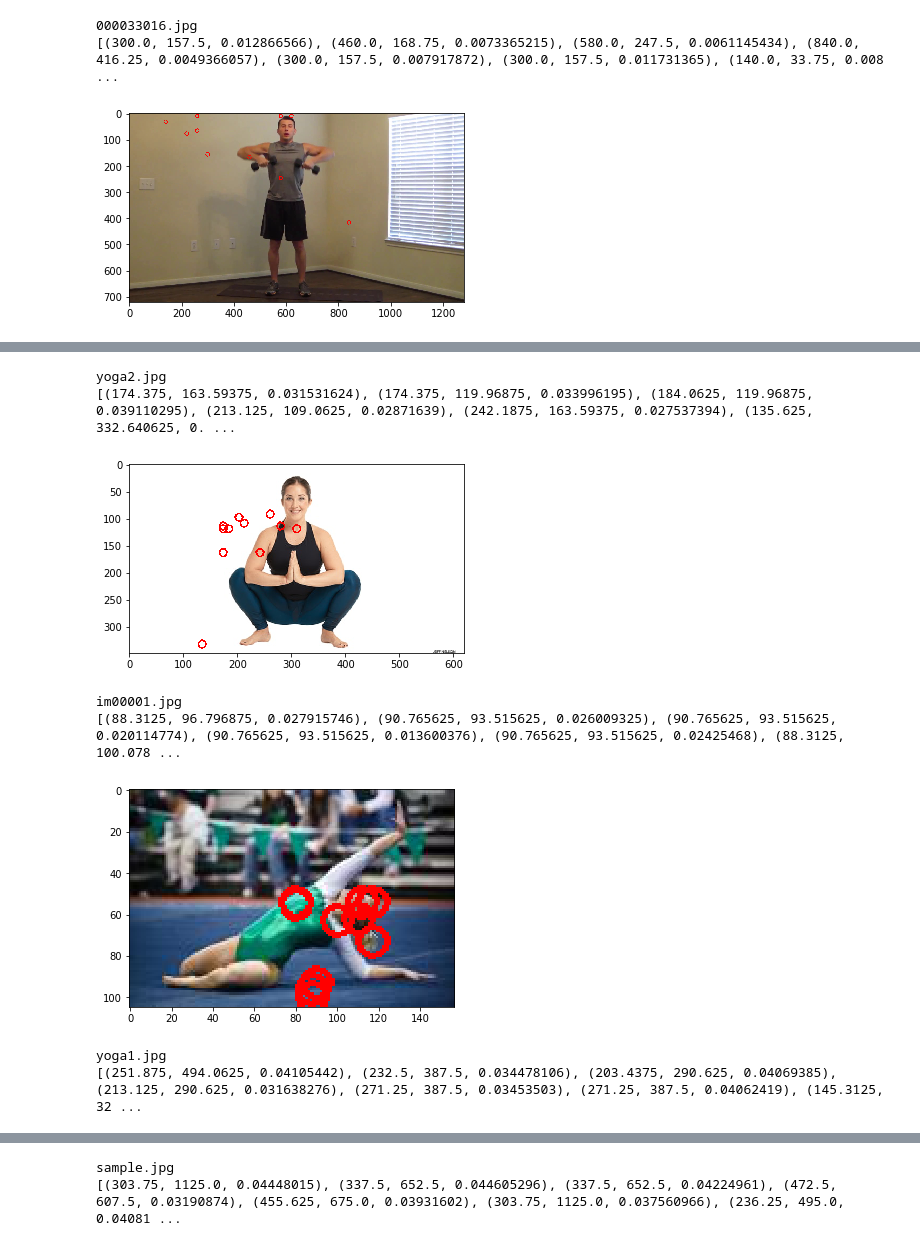
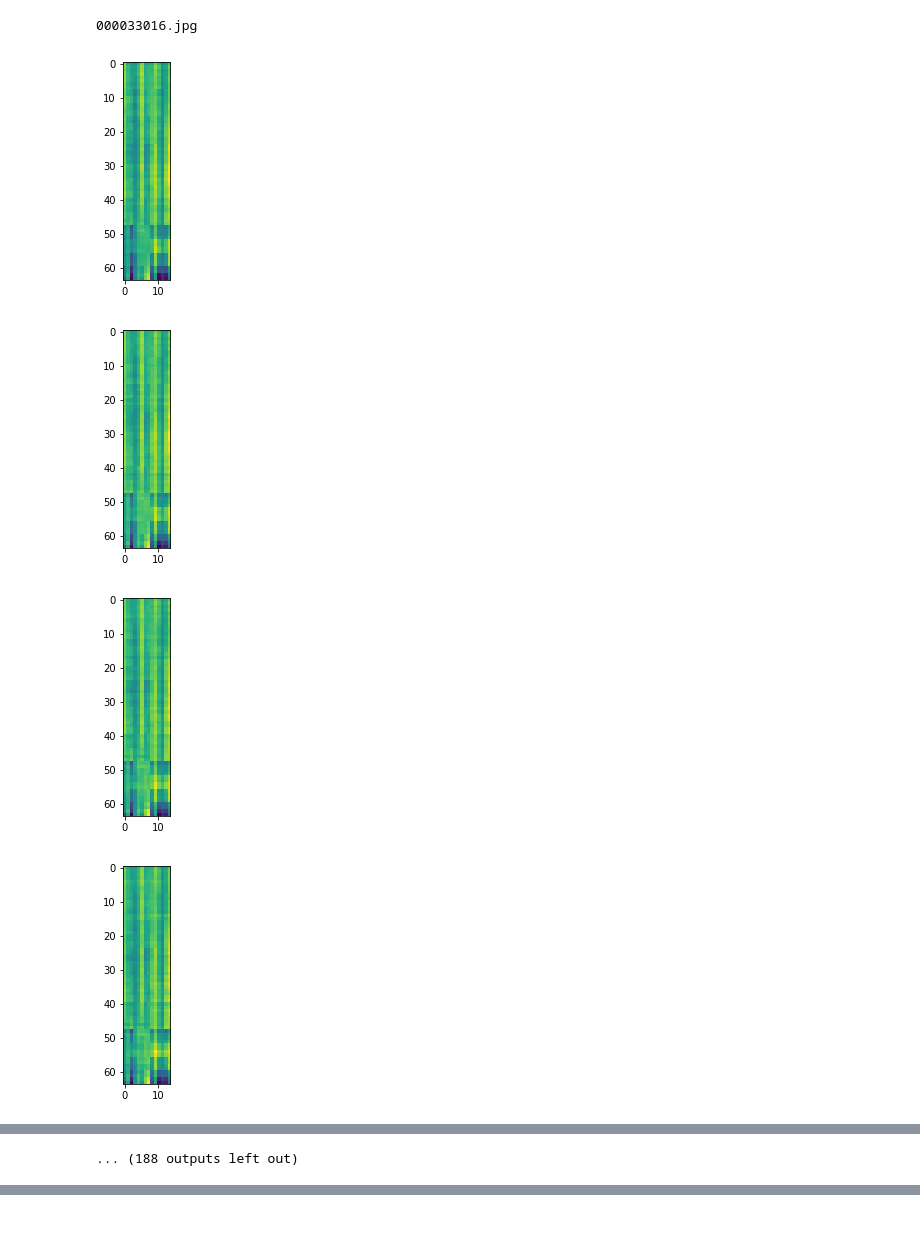
Before and after one commit to MetaDev/Stacked_Hourglass_Network_Keras, a Jupyter notebook: src/top/test_inference.ipynb, the cells around one changed output, grey strips where cells are left out. Cells and saved outputs as stored; diff of their text form; code cells hidden in the pictures.

```diff
--- a/src/top/test_inference.ipynb
+++ b/src/top/test_inference.ipynb
@@ -15,7 +15,7 @@ num_class=14
 num_stack=2
 model_dir="../../trained_models/mpii_new"
 model_json="net_arch.json"
-epoch=25
+epoch=2
 model_weights="weights_epoch"+str(epoch)+".h5"
 inres=(256, 256)
 outres=(64,64)
@@ -27,22 +27,26 @@ xnet.load_model(model_json, model_weights)
 # %%
 img_dir="../../data/test_images"
 
 for file in os.listdir(img_dir):
     print(file)
     img_file=os.path.join(img_dir,file)
-    imgdata = imageio.imread(img_file)
-    out,scale = xnet.inference_rgb(imgdata, imgdata.shape)
+    out,scale = xnet.inference_file(img_file)
 
     kps = post_process_heatmap(out[0,:,:,:])
+    for j in range(out[0].shape[0]):
+        plt.imshow(out[0,j])
+        plt.show()
     mkps = list()
     for i, _kp in enumerate(kps):
         _conf = _kp[2]
         mkps.append((_kp[0]*scale[1]*4, _kp[1]*scale[0]*4, _conf))
     print(mkps)
     cvmat = render_joints(imageio.imread(img_file), mkps, conf_th=0.002)
     plt.imshow(cvmat)
     plt.show()
 # %% [output]
 000033016.jpg
-[(300.0, 157.5, 0.012866566), (460.0, 168.75, 0.0073365215), (580.0, 247.5, 0.0061145434), (840.0, 416.25, 0.0049366057), (300.0, 157.5, 0.007917872), (300.0, 157.5, 0.011731365), (140.0, 33.75, 0.008 ...
-[figure, old version]
+[figure, new version]
+[figure, new version]
+[figure, new version]
+[figure, new version]
@@ -49,8 +60 @@ for file in os.listdir(img_dir):
-yoga2.jpg
-[(174.375, 163.59375, 0.031531624), (174.375, 119.96875, 0.033996195), (184.0625, 119.96875, 0.039110295), (213.125, 109.0625, 0.02871639), (242.1875, 163.59375, 0.027537394), (135.625, 332.640625, 0. ...
+... (188 outputs left out)
-[figure, old version]
-im00001.jpg
-[(88.3125, 96.796875, 0.027915746), (90.765625, 93.515625, 0.026009325), (90.765625, 93.515625, 0.020114774), (90.765625, 93.515625, 0.013600376), (90.765625, 93.515625, 0.02425468), (88.3125, 100.078 ...
-[figure, old version]
-yoga1.jpg
-[(251.875, 494.0625, 0.04105442), (232.5, 387.5, 0.034478106), (203.4375, 290.625, 0.04069385), (213.125, 290.625, 0.031638276), (271.25, 387.5, 0.03453503), (271.25, 387.5, 0.04062419), (145.3125, 32 ...
@@ -58,2 +60,0 @@ yoga1.jpg
-sample.jpg
-[(303.75, 1125.0, 0.04448015), (337.5, 652.5, 0.044605296), (337.5, 652.5, 0.04224961), (472.5, 607.5, 0.03190874), (455.625, 675.0, 0.03931602), (303.75, 1125.0, 0.037560966), (236.25, 495.0, 0.04081 ...
```
Also changed, not shown: parts of 1 cell of this notebook.
